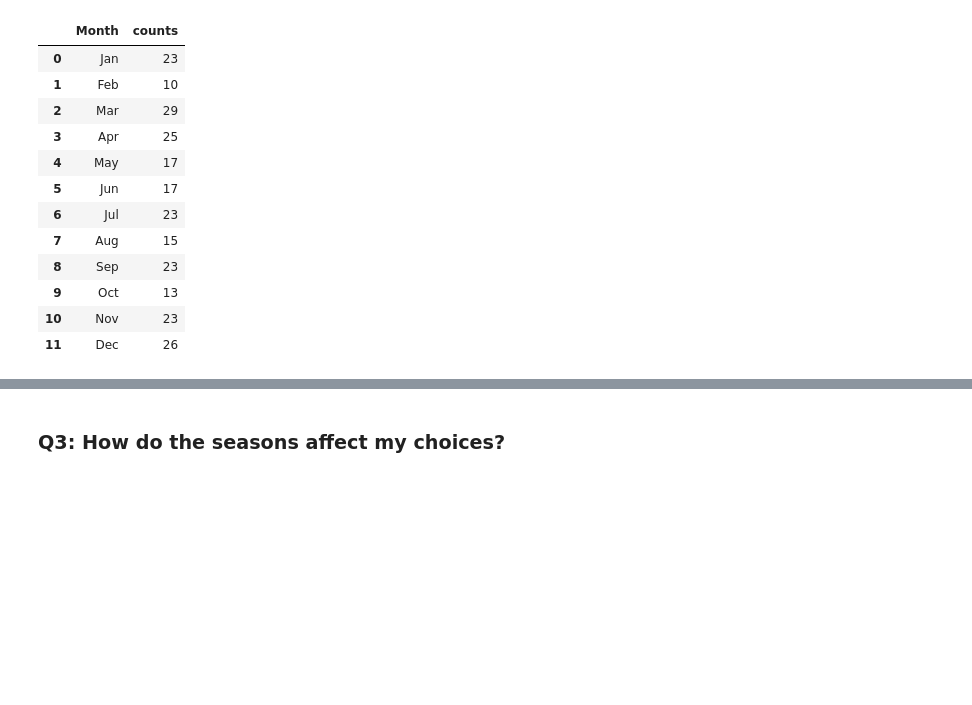
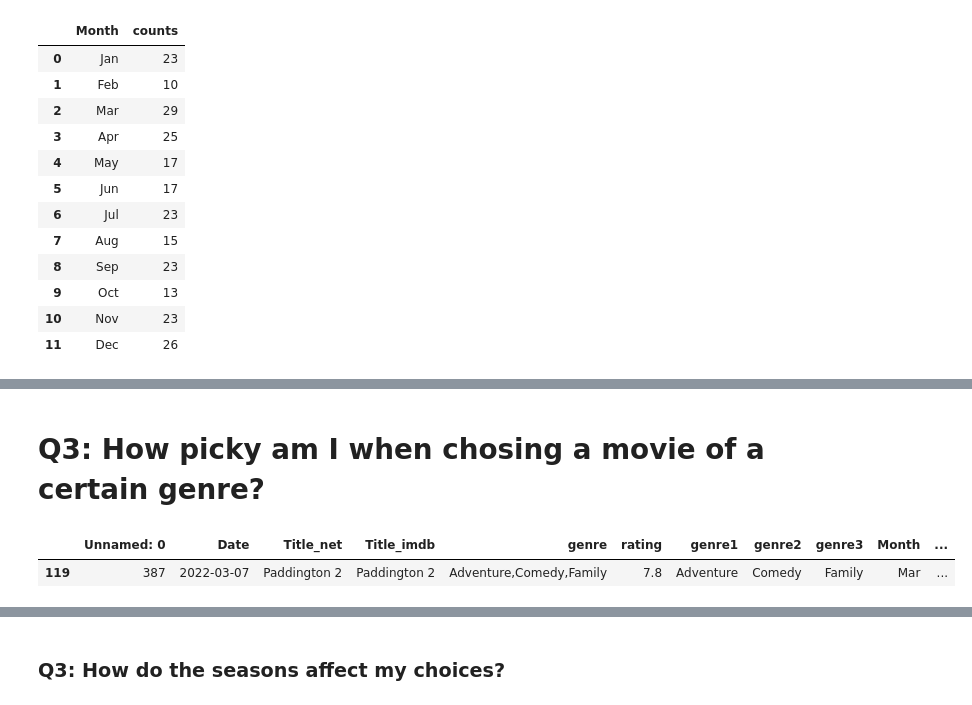
Before and after one commit to danidimarti/project2-movies-api, a Jupyter notebook: exploration-and-visualization.ipynb, the cells around one changed output, grey strips where cells are left out. Saved outputs shown, nothing was run; the diff lists cells and outputs as text; code cells hidden in the pictures; blank space fills up the shorter version.

```diff
--- a/exploration-and-visualization.ipynb
+++ b/exploration-and-visualization.ipynb
@@ -162,3 +163,13 @@ df_seasons
 fig = px.area(df_seasons, x='Month', y="counts", pattern_shape="Season", color="Season", line_shape='spline', pattern_shape_sequence=[".", "|", "x", "/"])
 fig.write_image("images/seasons.png")
 fig.show()
+# %% [markdown]
+# Q3: How picky am I when chosing a movie of a certain genre?
+# %%
+#remove whitespaces and split to new column transform to list
+df['genre'] = df['genre'].str.replace(' ','')
+df['genre_list'] = df['genre'].str.split(',')
+df.sample()
+# %% [output]
+|  | Unnamed: 0 | Date | Title_net | Title_imdb | genre | rating | genre1 | genre2 | genre3 | Month | ... |
+| 119 | 387 | 2022-03-07 | Paddington 2 | Paddington 2 | Adventure,Comedy,Family | 7.8 | Adventure | Comedy | Family | Mar | ... |
```
Also changed, not shown: parts of 15 cells of this notebook, 3 other files.
